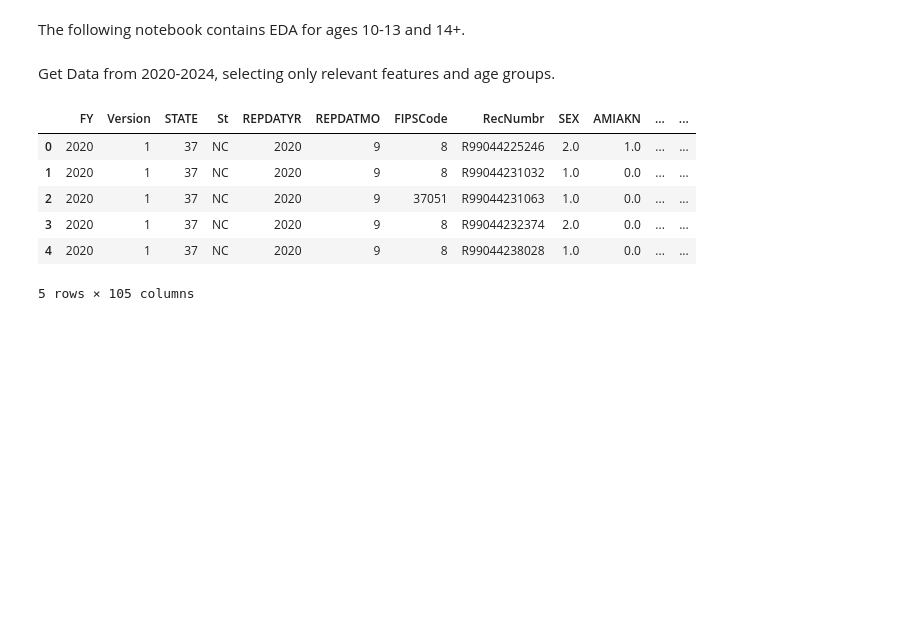
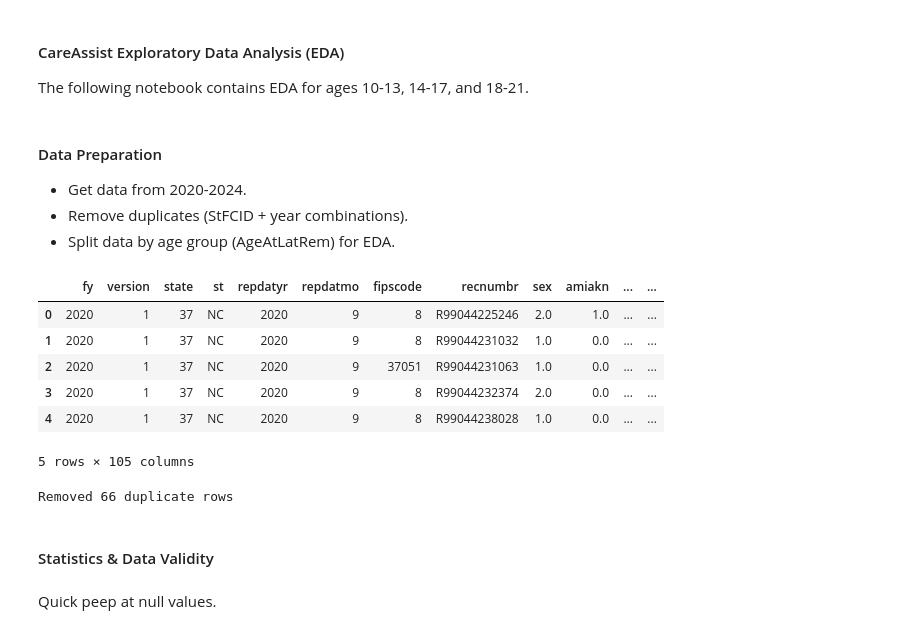
Before and after one commit to courtneyjchen/careassist-foster-care-ai, a Jupyter notebook: EDA_court.ipynb, the cells around one changed output. Saved outputs shown, nothing was run; the diff lists cells and outputs as text; code cells hidden in the pictures; blank space fills up the shorter version.

```diff
--- a/EDA_court.ipynb
+++ b/EDA_court.ipynb
@@ -1,29 +1,50 @@
 # %% [markdown]
-The following notebook contains EDA for ages 10-13 and 14+.
+#### CareAssist Exploratory Data Analysis (EDA)
+The following notebook contains EDA for ages 10-13, 14-17, and 18-21.
 # %%
 import pandas as pd
 import numpy as np
 import matplotlib.pyplot as plt
 from pathlib import Path
 # %% [markdown]
-Get Data from 2020-2024, selecting only relevant features and age groups.
+#### Data Preparation
+- Get data from 2020-2024.
+- Remove duplicates (StFCID + year combinations).
+- Split data by age group (AgeAtLatRem) for EDA.
 # %%
+# load data and make column names lowercase
 DATA_DIR = Path("/Users/courtneychen/Library/CloudStorage/Box-Box/capstone/data")
 
 dfs = []
 for year in range(2020, 2025):
     df = pd.read_parquet(DATA_DIR / f"afcars_{year}.parquet")
     dfs.append(df)
 
 data = pd.concat(dfs, ignore_index=True)
 del dfs
+data.columns = data.columns.str.lower()
 data.head()
 # %% [output]
-|  | FY | Version | STATE | St | REPDATYR | REPDATMO | FIPSCode | RecNumbr | SEX | AMIAKN | ... | ... |
+|  | fy | version | state | st | repdatyr | repdatmo | fipscode | recnumbr | sex | amiakn | ... | ... |
 | 0 | 2020 | 1 | 37 | NC | 2020 | 9 | 8 | R99044225246 | 2.0 | 1.0 | ... | ... |
 | 1 | 2020 | 1 | 37 | NC | 2020 | 9 | 8 | R99044231032 | 1.0 | 0.0 | ... | ... |
 | 2 | 2020 | 1 | 37 | NC | 2020 | 9 | 37051 | R99044231063 | 1.0 | 0.0 | ... | ... |
 | 3 | 2020 | 1 | 37 | NC | 2020 | 9 | 8 | R99044232374 | 2.0 | 0.0 | ... | ... |
 | 4 | 2020 | 1 | 37 | NC | 2020 | 9 | 8 | R99044238028 | 1.0 | 0.0 | ... | ... |
 5 rows × 105 columns
+# %%
+# remove duplicates
+prev_len = len(data)
+
+data = (
+    data
+    .drop_duplicates(subset=['stfcid', 'year'], keep='first')
+    .reset_index(drop=True)
+)
+
+curr_len = len(data)
+
+print(f"Removed {prev_len - curr_len} duplicate rows")
+# %% [output]
+Removed 66 duplicate rows
 # %%
@@ -45,0 +66,4 @@ del data
+# %% [markdown]
+#### Statistics & Data Validity
+# %% [markdown]
+Quick peep at null values.
```
Also changed, not shown: parts of 31 cells of this notebook.
